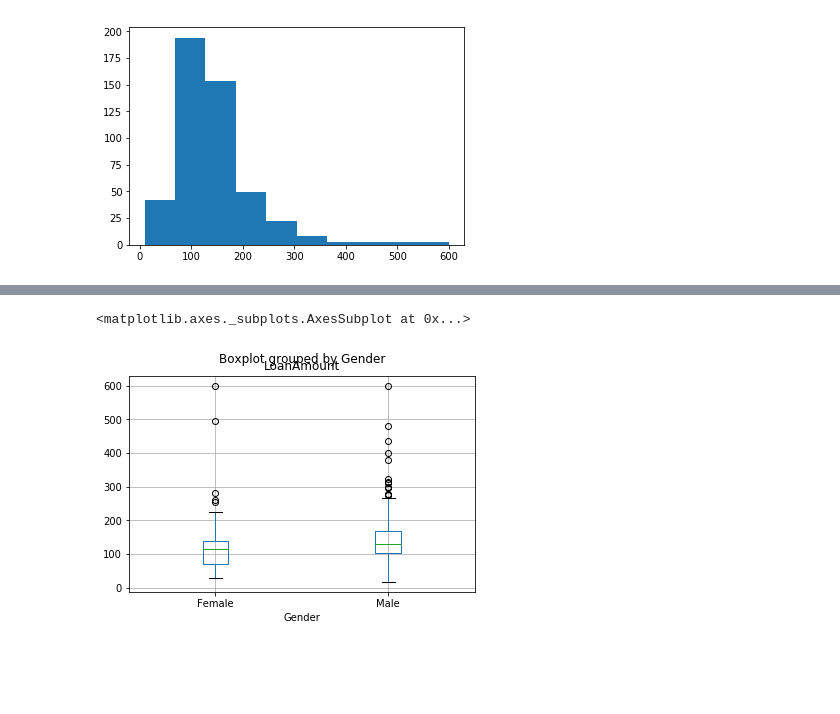
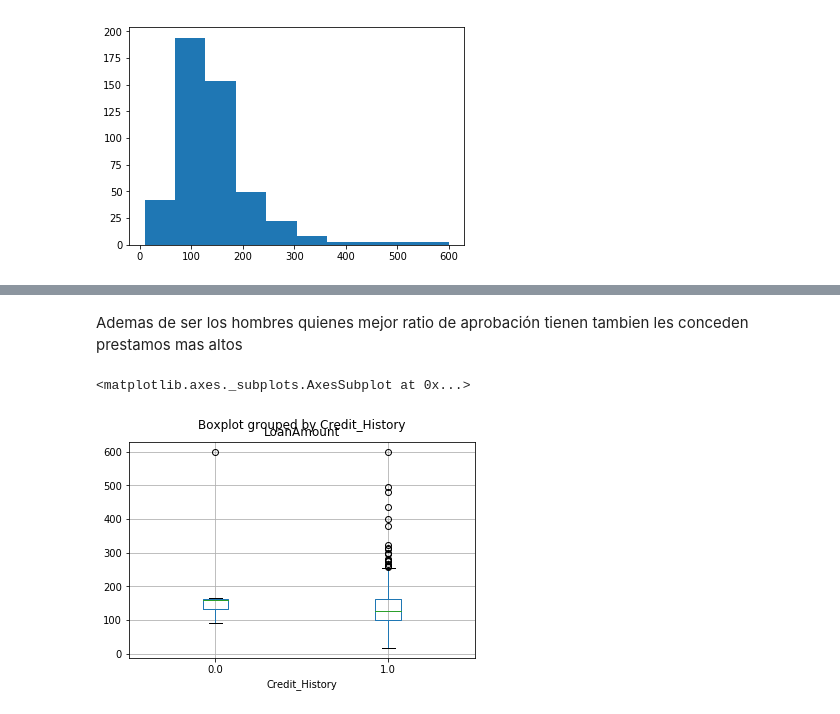
Before and after one commit to giovanniguerrero/PracticasCiti, a Jupyter notebook: Practica.ipynb, the cells around one changed output, grey strips where cells are left out. Saved outputs shown, nothing was run; the diff lists cells and outputs as text; code cells hidden in the pictures; blank space fills up the shorter version.

```diff
--- a/Practica.ipynb
+++ b/Practica.ipynb
@@ -107,5 +199,5 @@ Clientes con algun dato faltante:134
 # %%
-train_clean = train.dropna(how='any',axis=0)
+train_clean = train.dropna(how='any',axis=0)[:]
 train_clean.shape
 # %% [output]
 (480, 13)
@@ -147,0 +209,13 @@ Name: Loan_Status, dtype: int64
+# %%
+train_clean['Gender'].replace('Male',1,inplace=True)
+train_clean['Gender'].replace('Female',0,inplace=True)
+train_clean['Married'].replace('No',0,inplace=True)
+train_clean['Married'].replace('Yes',1,inplace=True)
+train_clean['Education'].replace('Graduate',1,inplace=True)
+train_clean['Education'].replace('Not Graduate',0,inplace=True)
+train_clean['Self_Employed'].replace('Yes',1,inplace=True)
+train_clean['Self_Employed'].replace('No',0,inplace=True)
+train_clean['Loan_Status'].replace('Y',1,inplace=True)
+train_clean['Loan_Status'].replace('N',0,inplace=True)
+print("Train")
+train_clean.head(5)
@@ -192,5 +401,5 @@ plt.show()
 # %%
-train_loand=train_clean[train_clean.Loan_Status=='Y']
-plt.scatter(train_loand.Credit_History,train_loand.LoanAmount)
+train_loan=train_clean[train_clean.Loan_Status==1]
+plt.scatter(train_loand.Gender,train_loand.LoanAmount)
 plt.show()
 # %% [output]
@@ -198,4 +406,0 @@ plt.show()
-# %%
-train_loan=train_clean[train_clean.Loan_Status=='Y']
-plt.scatter(train_loand.Gender,train_loand.LoanAmount)
-plt.show()
@@ -204,5 +413,7 @@ plt.show()
+# %% [markdown]
+Ademas de ser los hombres quienes mejor ratio de aprobación tienen tambien les conceden prestamos mas altos
 # %%
-train_loan.boxplot(column='LoanAmount',by='Gender')
+train_loan.boxplot(column='LoanAmount',by='Credit_History')
 # %% [output]
 <matplotlib.axes._subplots.AxesSubplot at 0x...>
-[figure, old version]
+[figure, new version]
```
Also changed, not shown: parts of 50 cells of this notebook.
